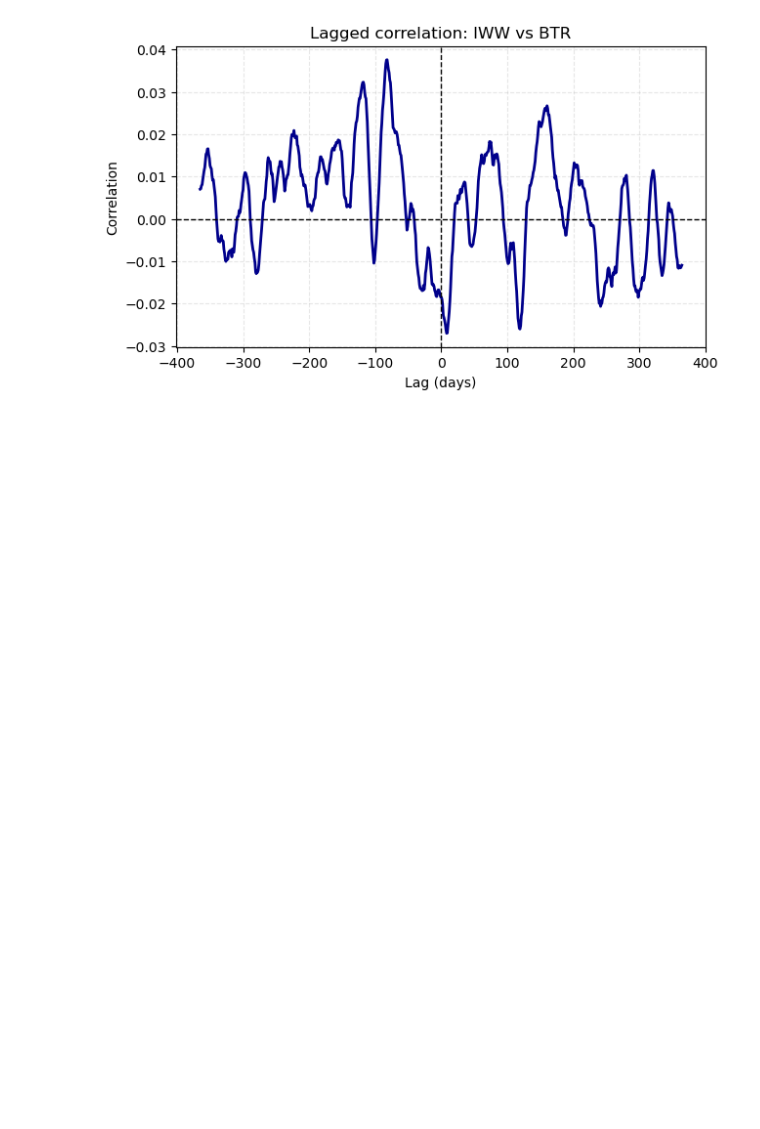
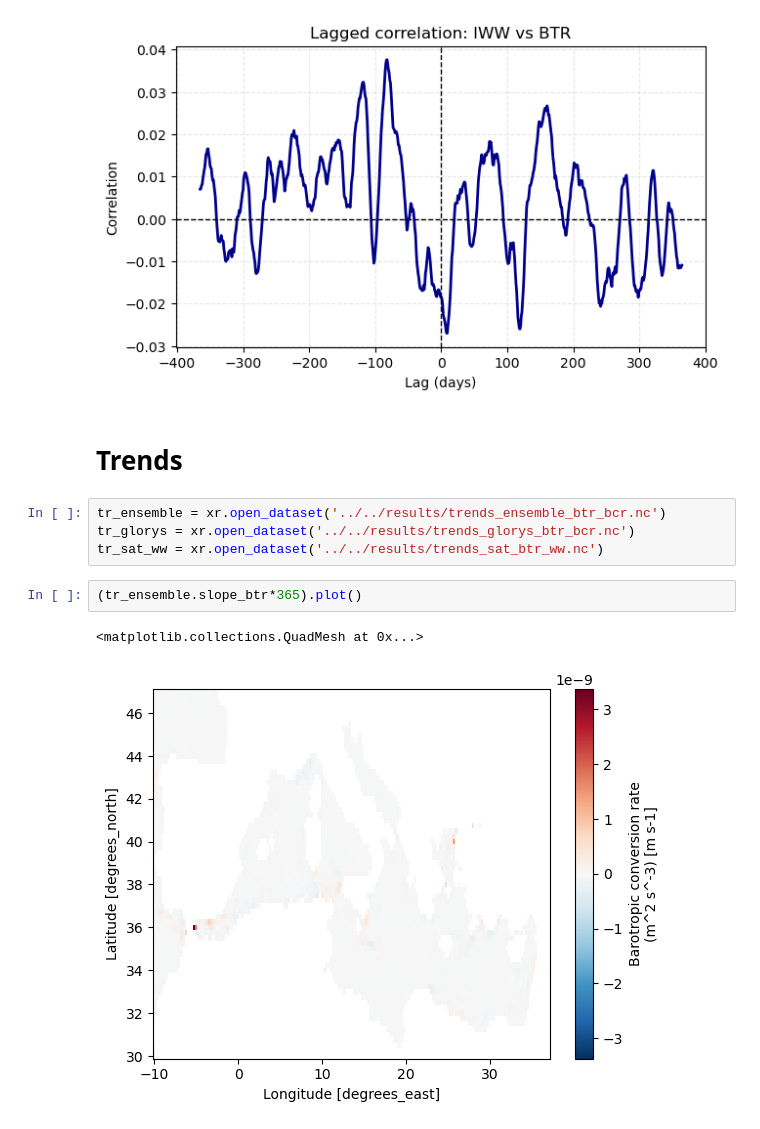
Before and after one commit to phargous/E_transfers, a Jupyter notebook: code/notebooks/1training.ipynb, the cells around one changed output. Drawn from its saved outputs; the diff is of its cells as text; blank space fills up the shorter version.

```diff
--- a/code/notebooks/1training.ipynb
+++ b/code/notebooks/1training.ipynb
@@ -1089,3 +1149,14 @@ plt.grid(True, linestyle="--", alpha=0.3)
 plt.show()
 # %% [output]
 [figure]
+# %% [markdown]
+# Trends
+# %%
+tr_ensemble = xr.open_dataset('../../results/trends_ensemble_btr_bcr.nc')
+tr_glorys = xr.open_dataset('../../results/trends_glorys_btr_bcr.nc')
+tr_sat_ww = xr.open_dataset('../../results/trends_sat_btr_ww.nc')
+# %%
+(tr_ensemble.slope_btr*365).plot()
+# %% [output]
+<matplotlib.collections.QuadMesh at 0x...>
+[figure, added]
```
Also changed, not shown: parts of 7 cells of this notebook, 3 other files.
